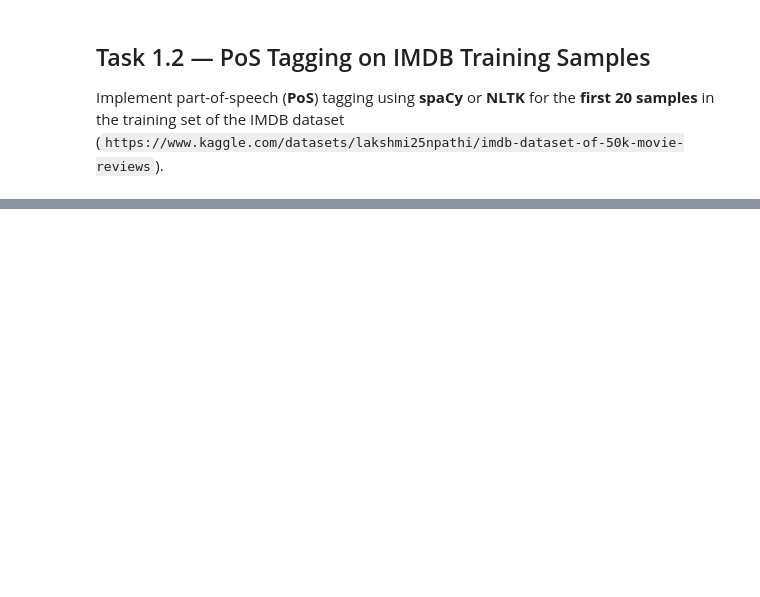
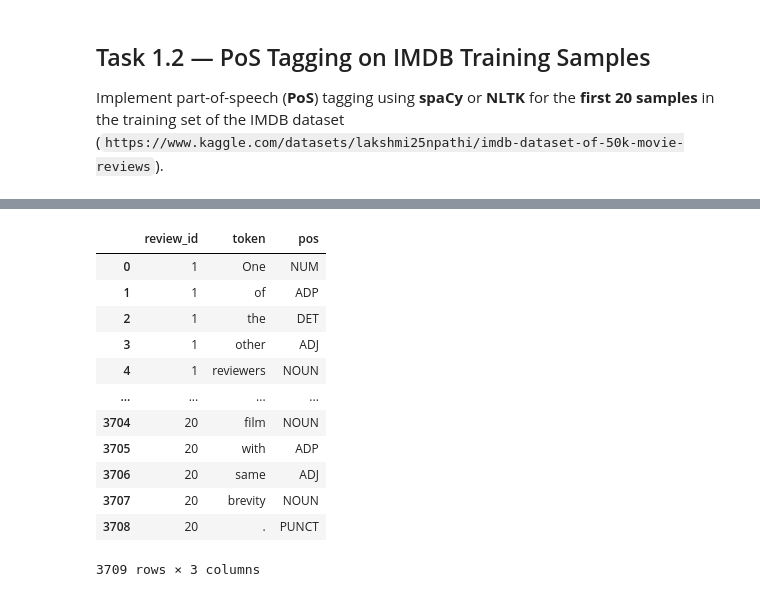
Before and after one commit to notPlancha/text-mining-labs, a Jupyter notebook: src/lab1.ipynb, the cells around one changed output, grey strips where cells are left out. Cells and saved outputs as stored; diff of their text form; code cells hidden in the pictures; blank space fills up the shorter version.

```diff
--- a/src/lab1.ipynb
+++ b/src/lab1.ipynb
@@ -29,0 +91,8 @@ Implement part-of-speech (**PoS**) tagging using **spaCy** or **NLTK** for the *
+# %%
+def get_token_pos(token):
+  return token.text, token.pos_
+
+
+data = nlp(df["review"][0])
+# test for 1 sample
+[get_token_pos(token) for token in data][:20]
@@ -29,0 +120,34 @@ Implement part-of-speech (**PoS**) tagging using **spaCy** or **NLTK** for the *
+# %%
+def get_token_pos(token):
+  return token.text, token.pos_
+
+reviews = []
+reviews_pos = []
+for review in df["review"]:
+  doc = nlp(review)
+  reviews.append([token.text for token in doc])
+  reviews_pos.append([(token.text, token.pos_) for token in doc])
+
+df_token_pos = pd.DataFrame(
+  [
+    (review_id, token, pos)
+    for review_id, review in enumerate(reviews_pos, start=1)
+    for token, pos in review
+  ],
+  columns=["review_id", "token", "pos"]
+)
+df_token_pos
+# %% [output]
+|  | review_id | token | pos |
+| 0 | 1 | One | NUM |
+| 1 | 1 | of | ADP |
+| 2 | 1 | the | DET |
+| 3 | 1 | other | ADJ |
+| 4 | 1 | reviewers | NOUN |
+| ... | ... | ... | ... |
+| 3704 | 20 | film | NOUN |
+| 3705 | 20 | with | ADP |
+| 3706 | 20 | same | ADJ |
+| 3707 | 20 | brevity | NOUN |
+| 3708 | 20 | . | PUNCT |
+3709 rows × 3 columns
```
Also changed, not shown: parts of 10 cells of this notebook, 3 other files.
